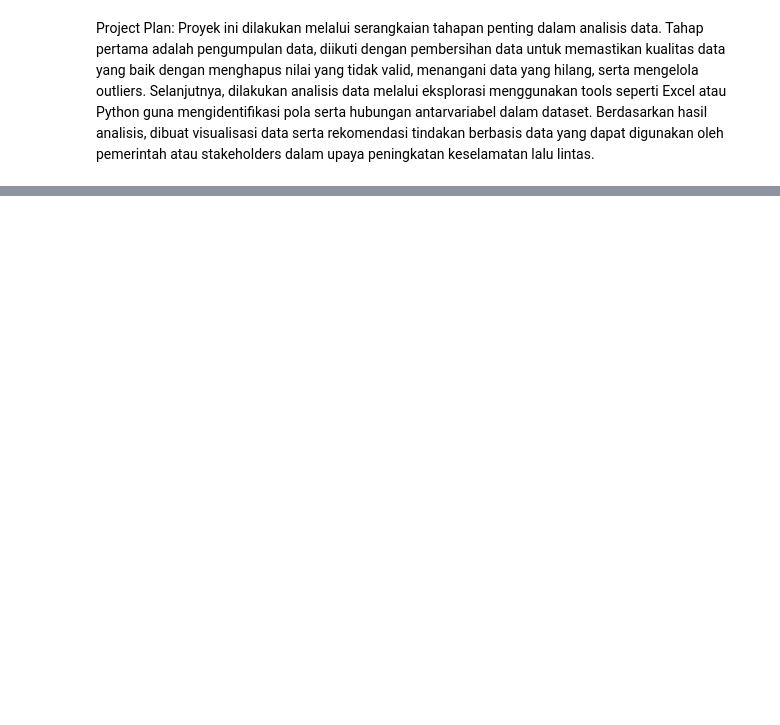
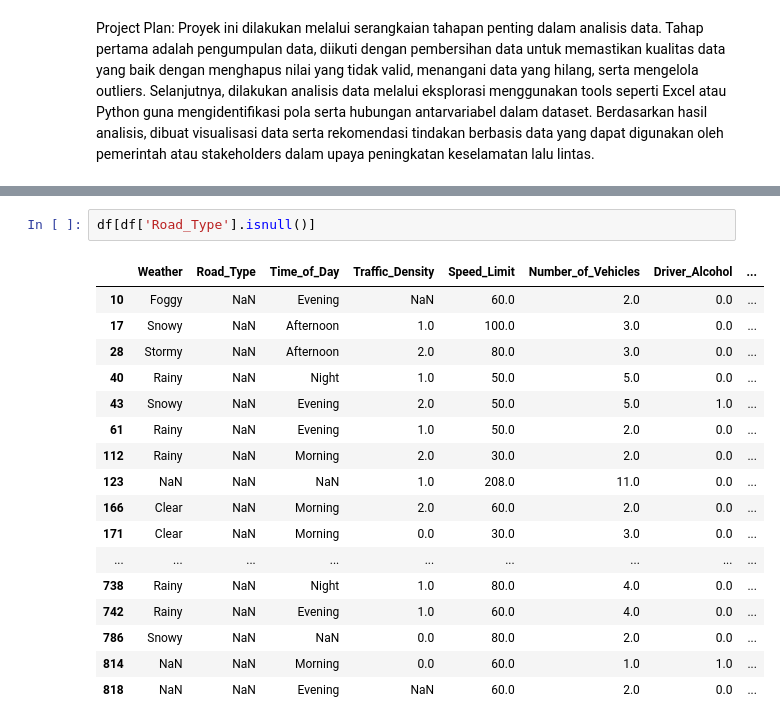
Before and after one commit to naylacamelia/Mini-Project-1-AVD, a Jupyter notebook: Nayla_camelia_indraswari_Checkpoin_1_AVD.ipynb, the cells around one changed output, grey strips where cells are left out. Saved outputs shown, nothing was run; the diff lists cells and outputs as text; blank space fills up the shorter version.

```diff
--- a/Nayla_camelia_indraswari_Checkpoin_1_AVD.ipynb
+++ b/Nayla_camelia_indraswari_Checkpoin_1_AVD.ipynb
@@ -21,0 +411,20 @@ Project Plan: Proyek ini dilakukan melalui serangkaian tahapan penting dalam ana
+# %%
+df[df['Road_Type'].isnull()]
+# %% [output]
+|  | Weather | Road_Type | Time_of_Day | Traffic_Density | Speed_Limit | Number_of_Vehicles | Driver_Alcohol | ... |
+| 10 | Foggy | NaN | Evening | NaN | 60.0 | 2.0 | 0.0 | ... |
+| 17 | Snowy | NaN | Afternoon | 1.0 | 100.0 | 3.0 | 0.0 | ... |
+| 28 | Stormy | NaN | Afternoon | 2.0 | 80.0 | 3.0 | 0.0 | ... |
+| 40 | Rainy | NaN | Night | 1.0 | 50.0 | 5.0 | 0.0 | ... |
+| 43 | Snowy | NaN | Evening | 2.0 | 50.0 | 5.0 | 1.0 | ... |
+| 61 | Rainy | NaN | Evening | 1.0 | 50.0 | 2.0 | 0.0 | ... |
+| 112 | Rainy | NaN | Morning | 2.0 | 30.0 | 2.0 | 0.0 | ... |
+| 123 | NaN | NaN | NaN | 1.0 | 208.0 | 11.0 | 0.0 | ... |
+| 166 | Clear | NaN | Morning | 2.0 | 60.0 | 2.0 | 0.0 | ... |
+| 171 | Clear | NaN | Morning | 0.0 | 30.0 | 3.0 | 0.0 | ... |
+| ... | ... | ... | ... | ... | ... | ... | ... | ... |
+| 738 | Rainy | NaN | Night | 1.0 | 80.0 | 4.0 | 0.0 | ... |
+| 742 | Rainy | NaN | Evening | 1.0 | 60.0 | 4.0 | 0.0 | ... |
+| 786 | Snowy | NaN | NaN | 0.0 | 80.0 | 2.0 | 0.0 | ... |
+| 814 | NaN | NaN | Morning | 0.0 | 60.0 | 1.0 | 1.0 | ... |
+| 818 | NaN | NaN | Evening | NaN | 60.0 | 2.0 | 0.0 | ... |
```
Also changed, not shown: parts of 118 cells of this notebook.
